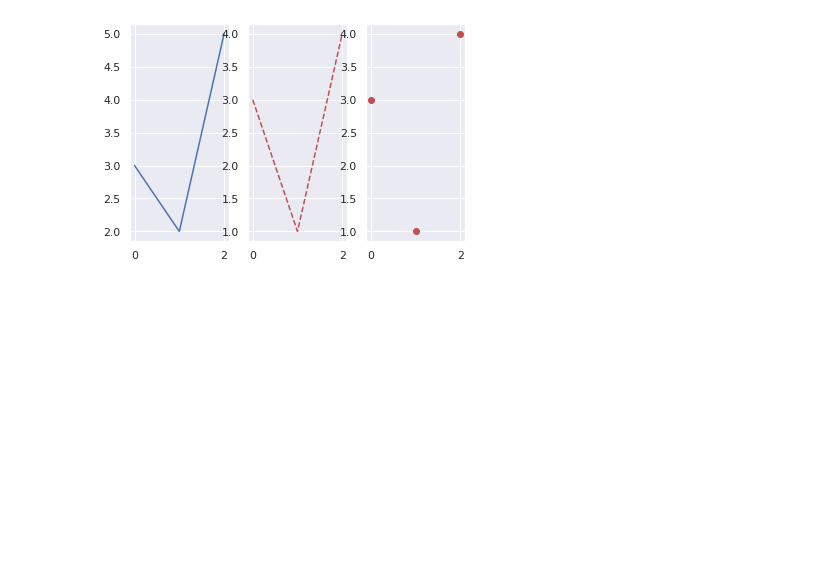
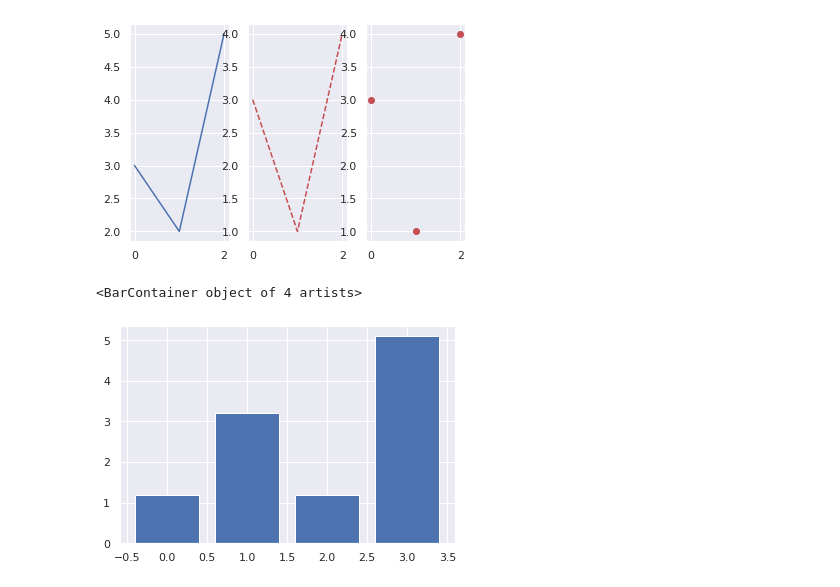
Before and after one commit to KrzysztofNa/data_science_bootcamp, a Jupyter notebook: 01_matplotlib_intro.ipynb, the cells around one changed output. Cells and saved outputs as stored; diff of their text form; code cells hidden in the pictures; blank space fills up the shorter version.

```diff
--- a/01_matplotlib_intro.ipynb
+++ b/01_matplotlib_intro.ipynb
@@ -57,3 +57,8 @@ plt.plot([0,1,2], [3,1,4], 'ro')
 # %% [output]
 [<matplotlib.lines.Line2D at 0x...>]
 [figure]
+# %%
+plt.bar(x=[0,1,2,3], height=[1.2, 3.2, 1.2, 5.1])
+# %% [output]
+<BarContainer object of 4 artists>
+[figure, added]
```
Also changed, not shown: parts of 2 cells of this notebook.
